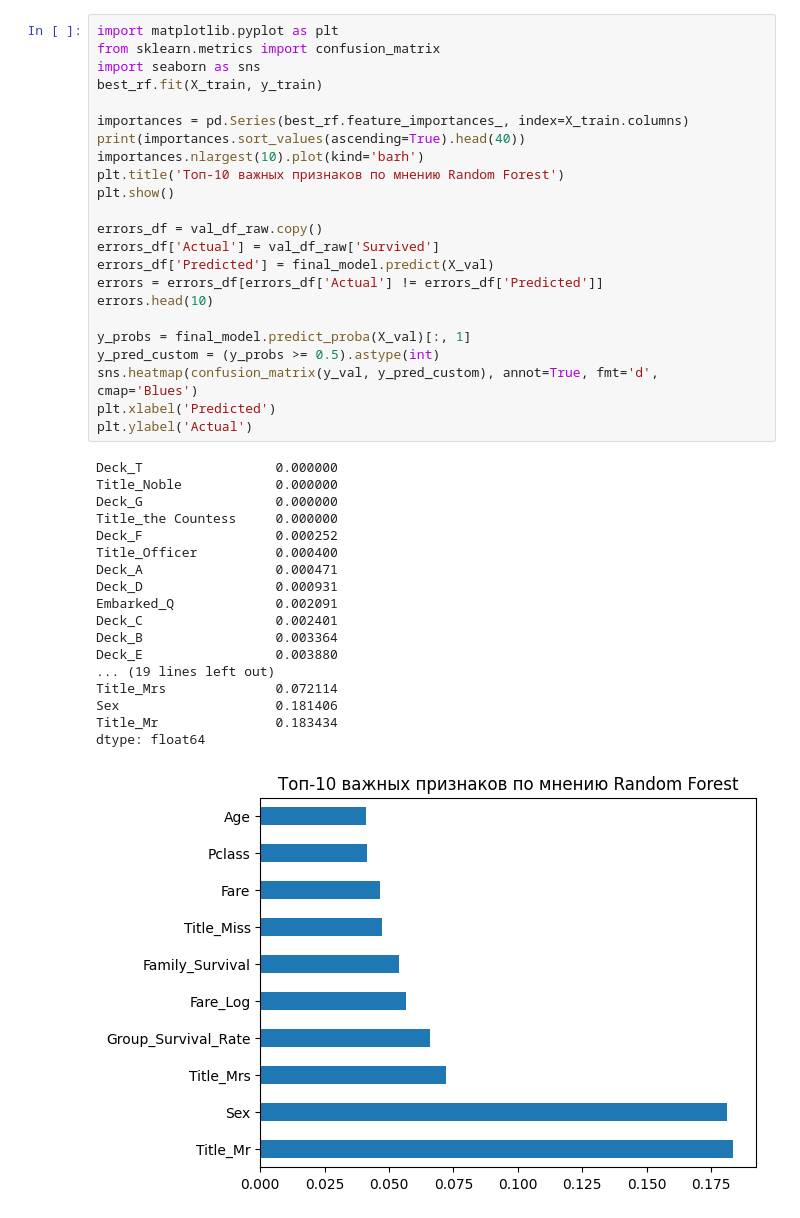
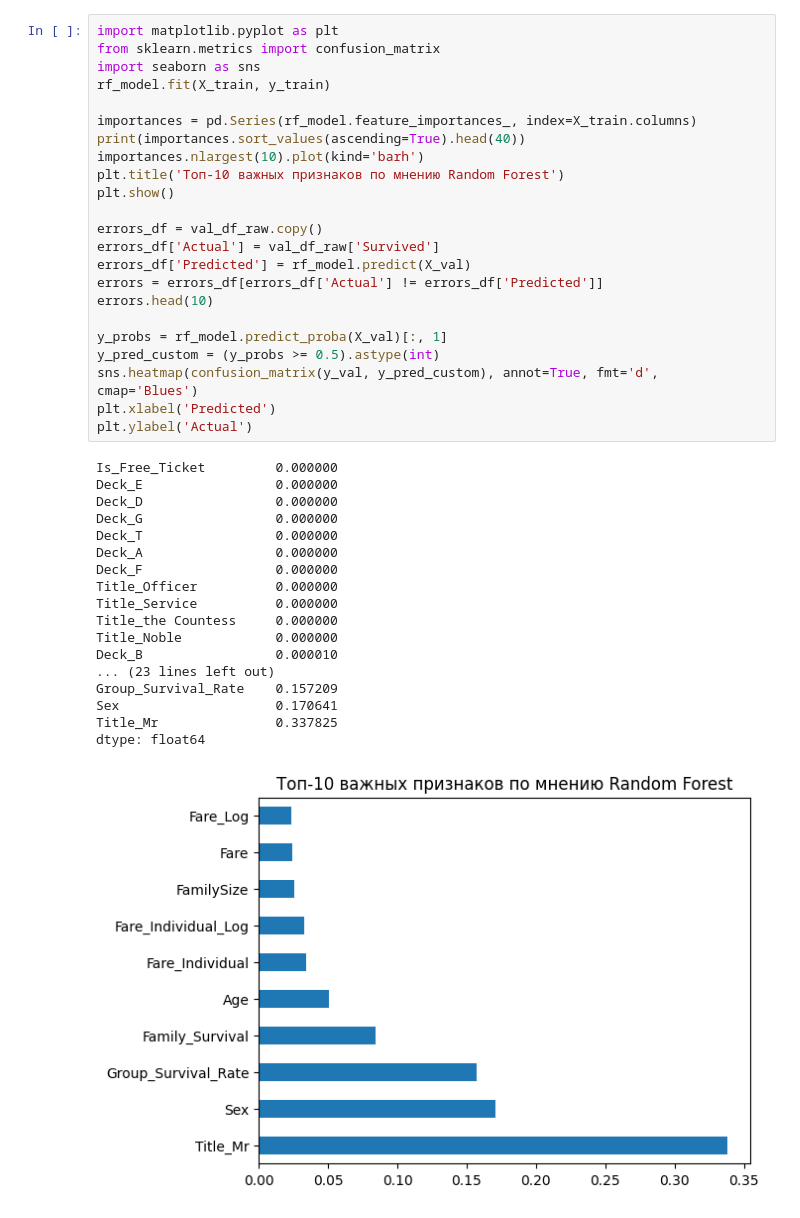
Before and after one commit to erj2231/notebooks-on-ml, a Jupyter notebook: TITANIC/TITANIC.ipynb, the cells around one changed output. Cells and saved outputs as stored; diff of their text form.

Commit message:
well right now im retesting best parameters as i failed miserably before... )

```diff
--- a/TITANIC/TITANIC.ipynb
+++ b/TITANIC/TITANIC.ipynb
@@ -222,43 +231,43 @@ Parameters: { "weight_rf", "weight_xgb" } are not used.
 # %%
 import matplotlib.pyplot as plt
 from sklearn.metrics import confusion_matrix
 import seaborn as sns
-best_rf.fit(X_train, y_train)
+rf_model.fit(X_train, y_train)
 
-importances = pd.Series(best_rf.feature_importances_, index=X_train.columns)
+importances = pd.Series(rf_model.feature_importances_, index=X_train.columns)
 print(importances.sort_values(ascending=True).head(40))
 importances.nlargest(10).plot(kind='barh')
 plt.title('Топ-10 важных признаков по мнению Random Forest')
 plt.show()
 
 errors_df = val_df_raw.copy()
 errors_df['Actual'] = val_df_raw['Survived']
-errors_df['Predicted'] = final_model.predict(X_val)
+errors_df['Predicted'] = rf_model.predict(X_val)
 errors = errors_df[errors_df['Actual'] != errors_df['Predicted']]
 errors.head(10)
 
-y_probs = final_model.predict_proba(X_val)[:, 1]
+y_probs = rf_model.predict_proba(X_val)[:, 1]
 y_pred_custom = (y_probs >= 0.5).astype(int)
 sns.heatmap(confusion_matrix(y_val, y_pred_custom), annot=True, fmt='d', cmap='Blues')
 plt.xlabel('Predicted')
 plt.ylabel('Actual')
 # %% [output]
+Is_Free_Ticket         0.000000
+Deck_E                 0.000000
+Deck_D                 0.000000
+Deck_G                 0.000000
 Deck_T                 0.000000
+Deck_A                 0.000000
+Deck_F                 0.000000
+Title_Officer          0.000000
+Title_Service          0.000000
+Title_the Countess     0.000000
 Title_Noble            0.000000
-Deck_G                 0.000000
-Title_the Countess     0.000000
-Deck_F                 0.000252
-Title_Officer          0.000400
-Deck_A                 0.000471
-Deck_D                 0.000931
-Embarked_Q             0.002091
-Deck_C                 0.002401
-Deck_B                 0.003364
-Deck_E                 0.003880
-... (19 lines left out)
-Title_Mrs              0.072114
-Sex                    0.181406
-Title_Mr               0.183434
+Deck_B                 0.000010
+... (23 lines left out)
+Group_Survival_Rate    0.157209
+Sex                    0.170641
+Title_Mr               0.337825
 dtype: float64
-[figure, old version]
+[figure, new version]
 Text(50.722222222222214, 0.5, 'Actual')
```
Also changed, not shown: parts of 2 cells of this notebook, 1 other file.
